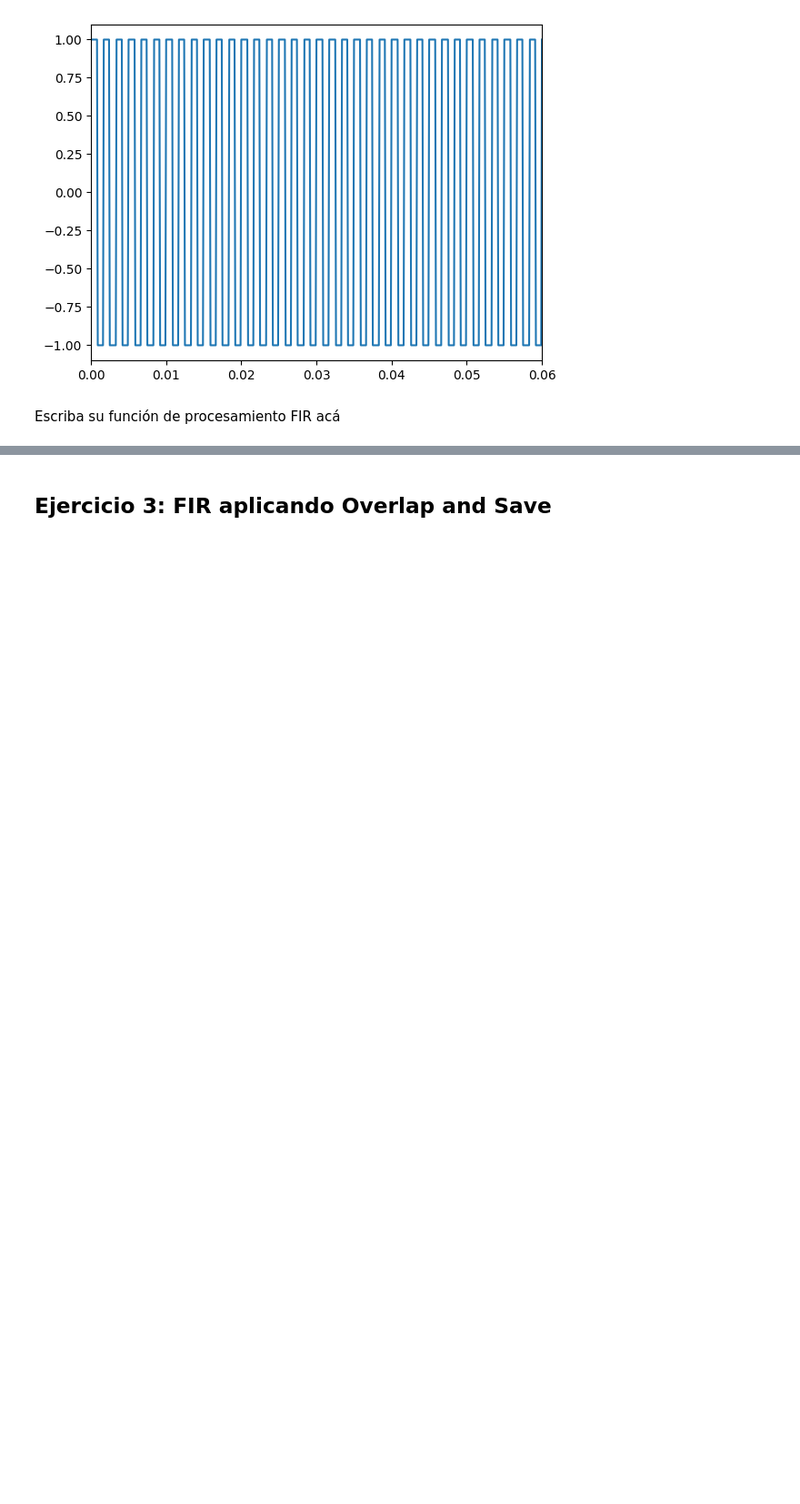
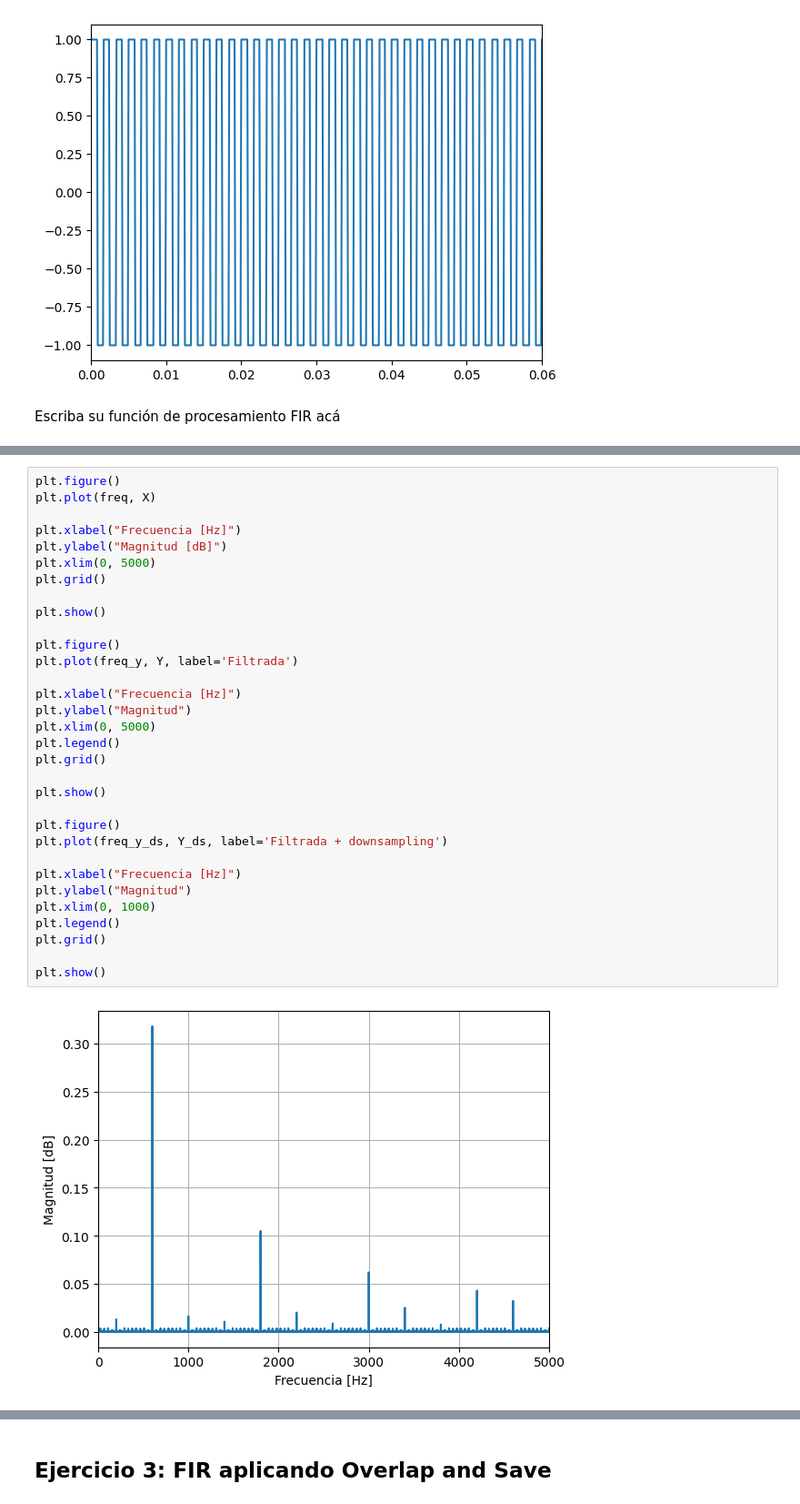
Before and after one commit to Ramiro-Nieto-A/Labo-4, a Jupyter notebook: fir_and_fft alumnos.ipynb, the cells around one changed output, grey strips where cells are left out. Shown at 91% size. Saved outputs shown, nothing was run; the diff lists cells and outputs as text; blank space fills up the shorter version.

```diff
--- a/fir_and_fft alumnos.ipynb
+++ b/fir_and_fft alumnos.ipynb
@@ -277,0 +407,34 @@ plt.xlim(0, 10000/fs)
+# %%
+plt.figure()
+plt.plot(freq, X)
+
+plt.xlabel("Frecuencia [Hz]")
+plt.ylabel("Magnitud [dB]")
+plt.xlim(0, 5000)
+plt.grid()
+
+plt.show()
+
+plt.figure()
+plt.plot(freq_y, Y, label='Filtrada')
+
+plt.xlabel("Frecuencia [Hz]")
+plt.ylabel("Magnitud")
+plt.xlim(0, 5000)
+plt.legend()
+plt.grid()
+
+plt.show()
+
+plt.figure()
+plt.plot(freq_y_ds, Y_ds, label='Filtrada + downsampling')
+
+plt.xlabel("Frecuencia [Hz]")
+plt.ylabel("Magnitud")
+plt.xlim(0, 1000)
+plt.legend()
+plt.grid()
+
+plt.show()
+# %% [output]
+[figure, added]
```
Also changed, not shown: parts of 10 cells of this notebook, 17 other files.
